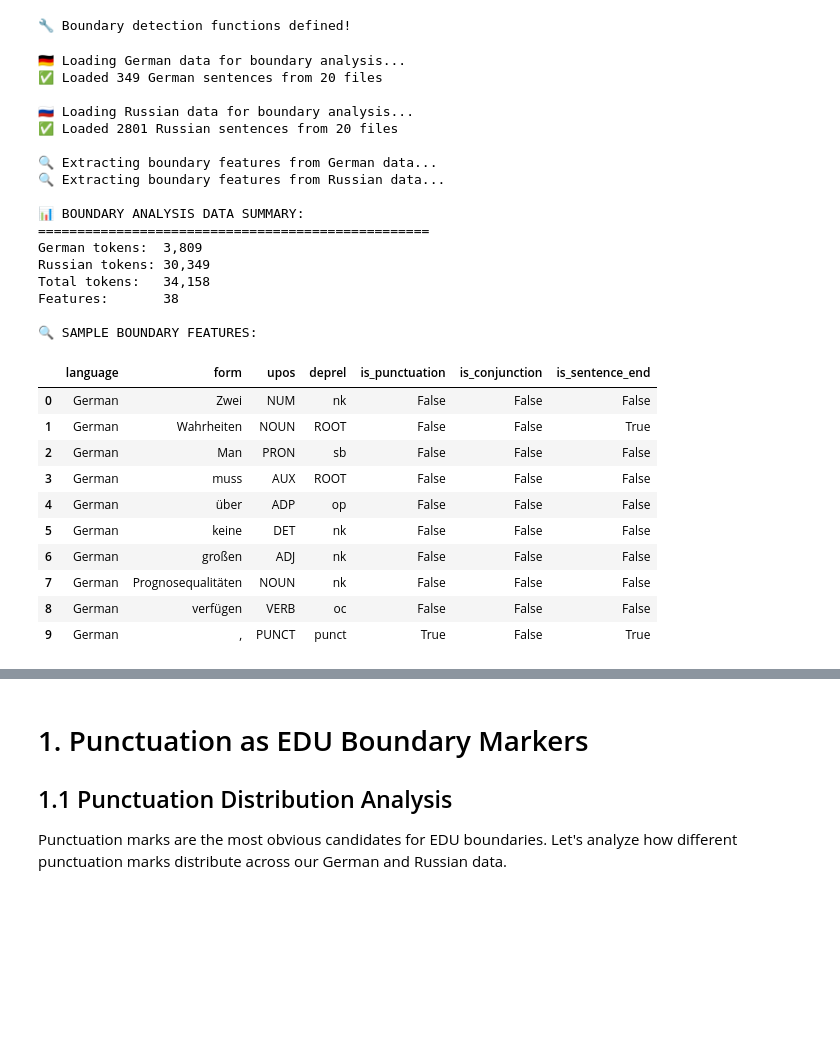
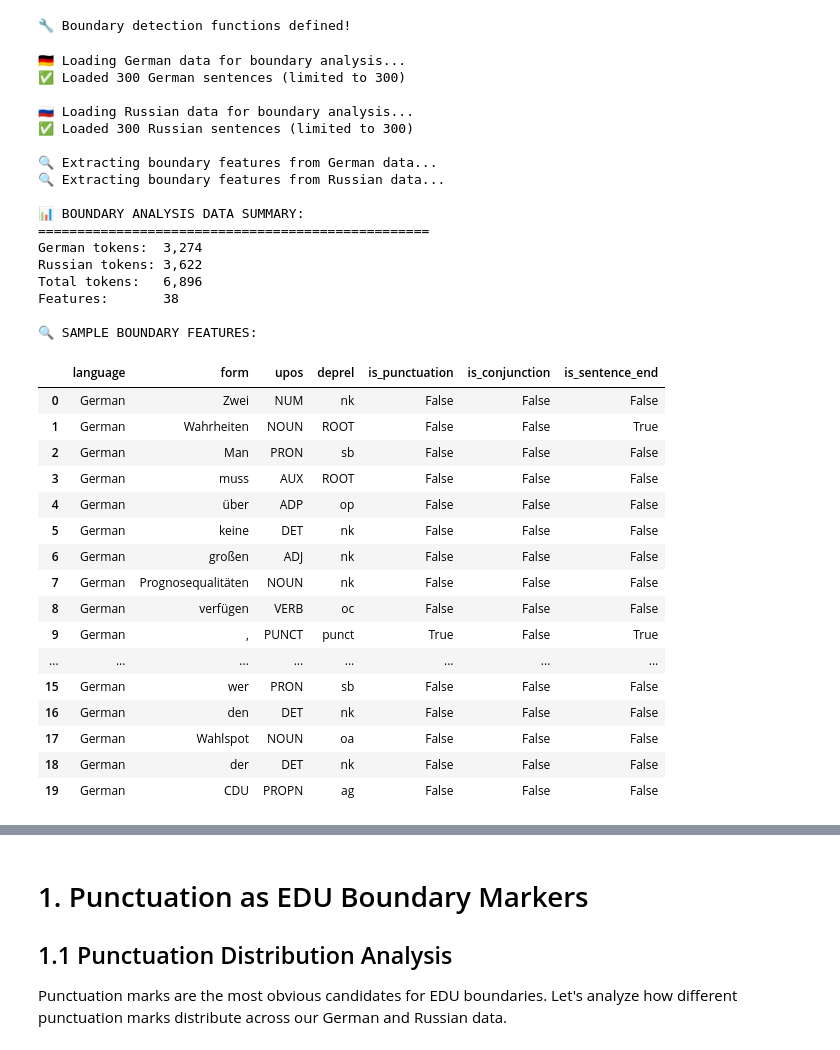
Before and after one commit to b-bblc/bachelor_thesis, a Jupyter notebook: notebooks/edu_boundary_detection.ipynb, the cells around one changed output, grey strips where cells are left out. Saved outputs shown, nothing was run; the diff lists cells and outputs as text; code cells hidden in the pictures; blank space fills up the shorter version.

```diff
--- a/notebooks/edu_boundary_detection.ipynb
+++ b/notebooks/edu_boundary_detection.ipynb
@@ -220,16 +220,19 @@ print("🔧 Boundary detection functions defined!")
 # %% [output]
 🔧 Boundary detection functions defined!
 # %%
-# Load Data for Boundary Analysis
+# Load Data for Boundary Analysis (limit to first 300 sentences per corpus)
 print("🇩🇪 Loading German data for boundary analysis...")
 german_parsed_dir = Path("../results/results_german/parsed_dependencies")
 german_sentences = []
 
 if german_parsed_dir.exists():
-    for file_path in list(german_parsed_dir.glob("*.conllu"))[:20]:  # Limit to first 20 files for analysis
+    for file_path in german_parsed_dir.glob("*.conllu"):
         file_sentences = read_conllu_with_boundaries(file_path)
         german_sentences.extend(file_sentences)
-    print(f"✅ Loaded {len(german_sentences)} German sentences from {min(20, len(list(german_parsed_dir.glob('*.conllu'))))} files")
+        if len(german_sentences) >= 300:
+            german_sentences = german_sentences[:300]
+            break
+    print(f"✅ Loaded {len(german_sentences)} German sentences (limited to 300)")
 else:
     print("❌ German data directory not found")
 
@@ -238,10 +241,13 @@ russian_parsed_dir = Path("../results/results_russian/parsed_dependencies")
 russian_sentences = []
 
 if russian_parsed_dir.exists():
-    for file_path in list(russian_parsed_dir.glob("*.conllu"))[:20]:  # Limit to first 20 files for analysis
+    for file_path in russian_parsed_dir.glob("*.conllu"):
         file_sentences = read_conllu_with_boundaries(file_path)
         russian_sentences.extend(file_sentences)
-    print(f"✅ Loaded {len(russian_sentences)} Russian sentences from {min(20, len(list(russian_parsed_dir.glob('*.conllu'))))} files")
+        if len(russian_sentences) >= 300:
+            russian_sentences = russian_sentences[:300]
+            break
+    print(f"✅ Loaded {len(russian_sentences)} Russian sentences (limited to 300)")
 else:
     print("❌ Russian data directory not found")
 
@@ -261,36 +267,43 @@ print(f"German tokens:  {len(german_boundary_features):,}")
 print(f"Russian tokens: {len(russian_boundary_features):,}")
 print(f"Total tokens:   {len(all_boundary_features):,}")
 print(f"Features:       {len(all_boundary_features.columns)}")
 
 # Show sample
 print(f"\n🔍 SAMPLE BOUNDARY FEATURES:")
-display(all_boundary_features[['language', 'form', 'upos', 'deprel', 'is_punctuation', 'is_conjunction', 'is_sentence_end']].head(10))
+display(all_boundary_features[all_boundary_features['language'] == 'German'][['language', 'form', 'upos', 'deprel', 'is_punctuation', 'is_conjunction', 'is_sentence_end']].head(20))
+display(all_boundary_features[all_boundary_features['language'] == 'Russian'][['language', 'form', 'upos', 'deprel', 'is_punctuation', 'is_conjunction', 'is_sentence_end']].tail(20))
 # %% [output]
 🇩🇪 Loading German data for boundary analysis...
-✅ Loaded 349 German sentences from 20 files
+✅ Loaded 300 German sentences (limited to 300)
 
 🇷🇺 Loading Russian data for boundary analysis...
-✅ Loaded 2801 Russian sentences from 20 files
+✅ Loaded 300 Russian sentences (limited to 300)
 
 🔍 Extracting boundary features from German data...
 🔍 Extracting boundary features from Russian data...
 
 📊 BOUNDARY ANALYSIS DATA SUMMARY:
 ==================================================
-German tokens:  3,809
-Russian tokens: 30,349
-Total tokens:   34,158
+German tokens:  3,274
+Russian tokens: 3,622
+Total tokens:   6,896
 Features:       38
 
 🔍 SAMPLE BOUNDARY FEATURES:
 |  | language | form | upos | deprel | is_punctuation | is_conjunction | is_sentence_end |
 | 0 | German | Zwei | NUM | nk | False | False | False |
 | 1 | German | Wahrheiten | NOUN | ROOT | False | False | True |
 | 2 | German | Man | PRON | sb | False | False | False |
 | 3 | German | muss | AUX | ROOT | False | False | False |
 | 4 | German | über | ADP | op | False | False | False |
 | 5 | German | keine | DET | nk | False | False | False |
 | 6 | German | großen | ADJ | nk | False | False | False |
 | 7 | German | Prognosequalitäten | NOUN | nk | False | False | False |
 | 8 | German | verfügen | VERB | oc | False | False | False |
 | 9 | German | , | PUNCT | punct | True | False | True |
+| ... | ... | ... | ... | ... | ... | ... | ... |
+| 15 | German | wer | PRON | sb | False | False | False |
+| 16 | German | den | DET | nk | False | False | False |
+| 17 | German | Wahlspot | NOUN | oa | False | False | False |
+| 18 | German | der | DET | nk | False | False | False |
+| 19 | German | CDU | PROPN | ag | False | False | False |
```
Also changed, not shown: parts of 8 cells of this notebook.
